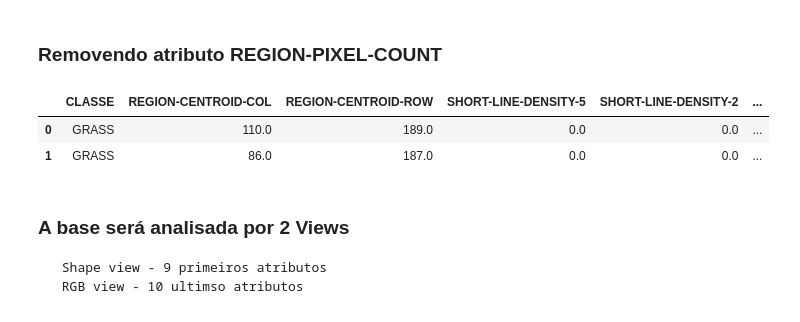
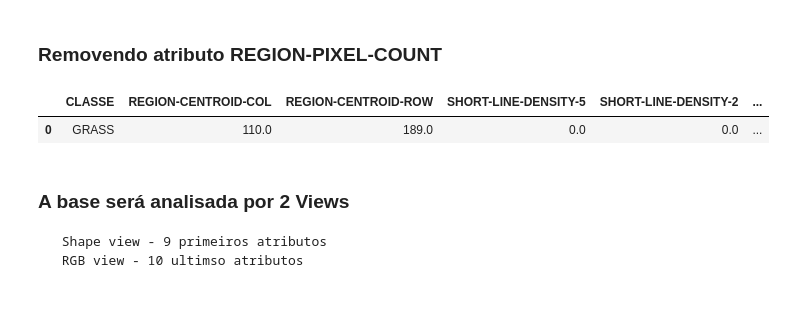
Before and after one commit to Fillipedem/AM2019.2, a Jupyter notebook: Image Segmentation.ipynb, the cells around one changed output. Saved outputs shown, nothing was run; the diff lists cells and outputs as text; code cells hidden in the pictures.

```diff
--- a/Image Segmentation.ipynb
+++ b/Image Segmentation.ipynb
@@ -57,11 +66,10 @@ df['CLASSE'].value_counts()
 ### Removendo atributo REGION-PIXEL-COUNT
 # %%
 df = df.drop(columns=['REGION-PIXEL-COUNT'])
-df.head(2)
+df.head(1)
 # %% [output]
 |  | CLASSE | REGION-CENTROID-COL | REGION-CENTROID-ROW | SHORT-LINE-DENSITY-5 | SHORT-LINE-DENSITY-2 | ... |
 | 0 | GRASS | 110.0 | 189.0 | 0.0 | 0.0 | ... |
-| 1 | GRASS | 86.0 | 187.0 | 0.0 | 0.0 | ... |
 # %% [markdown]
 ### A base será analisada por 2 Views
      Shape view - 9 primeiros atributos
```
Also changed, not shown: parts of 8 cells of this notebook, 3 other files.
